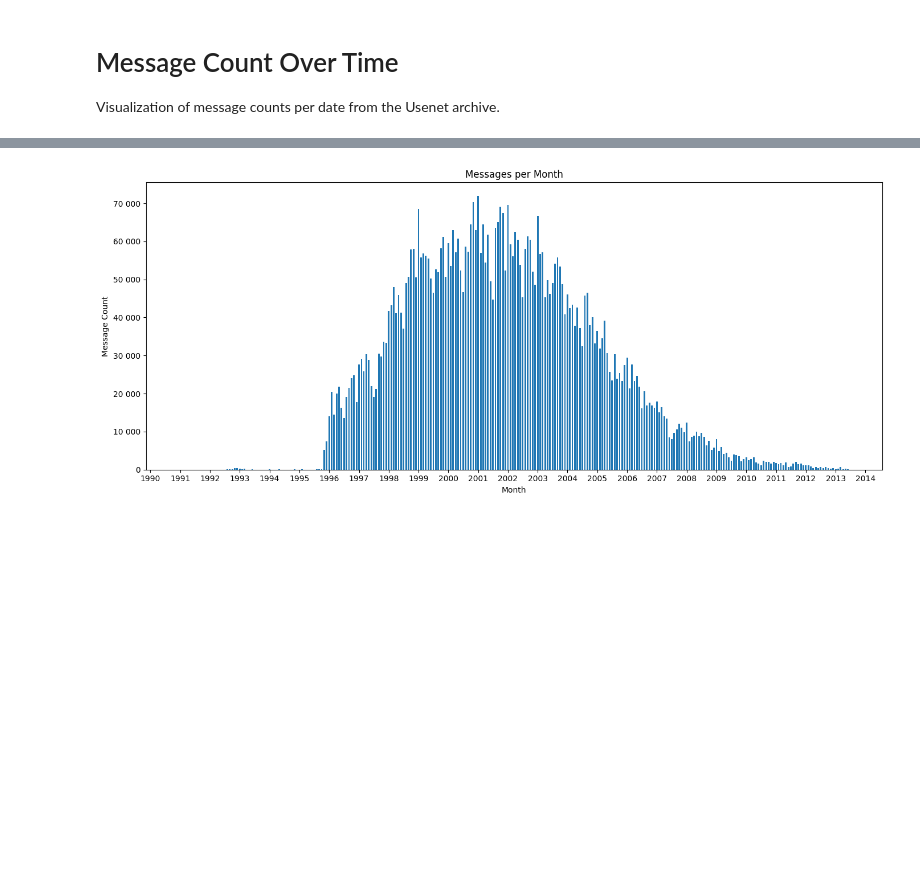
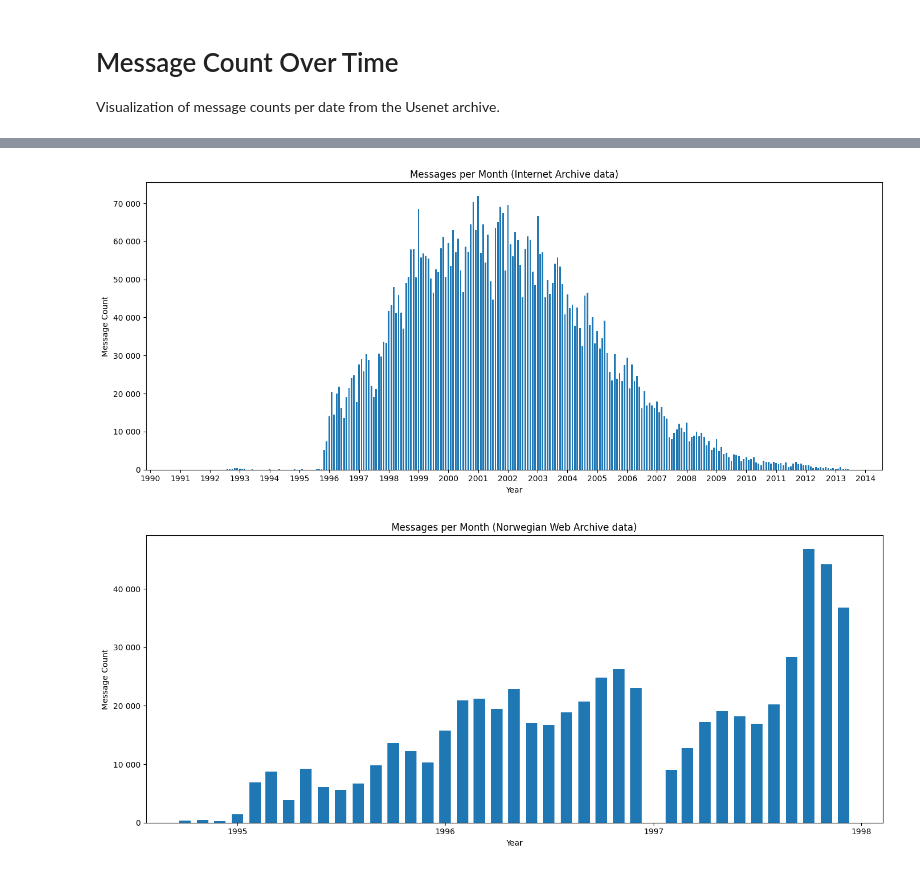
Before and after one commit to NationalLibraryOfNorway/norwegian_usenet, a Jupyter notebook: notebooks/date_count.ipynb, the cells around one changed output, grey strips where cells are left out. Drawn from its saved outputs; the diff is of its cells as text; code cells hidden in the pictures; blank space fills up the shorter version.

```diff
--- a/notebooks/date_count.ipynb
+++ b/notebooks/date_count.ipynb
@@ -8,12 +8,16 @@ import matplotlib.pyplot as plt
 import matplotlib.dates as mdates
 from matplotlib.ticker import FuncFormatter
 # %%
-df = pd.read_csv("../data/date_count.csv")
-num_messages_with_unknown_date = df[df.date == "unknown"]["count"].item()
-print(f"Number of messages with unknown date: {num_messages_with_unknown_date}")
+def load_date_counts(path):
+    df = pd.read_csv(path)
+    num_unknown = df[df.date == "unknown"]["count"].item()
+    print(f"Number of messages with unknown date in {path}: {num_unknown}")
+    df = df[df["date"] != "unknown"]
+    df["date"] = pd.to_datetime(df["date"])
+    return df.sort_values("date")
 
-df = df[df["date"] != "unknown"]
-df["date"] = pd.to_datetime(df["date"])
-df = df.sort_values("date")
-df.head()
+
+df_ia = load_date_counts("../data/date_count_ia.csv")
+df_nwa = load_date_counts("../data/date_count_nwa.csv")
+df_ia.head()
 # %% [output]
@@ -39,22 +46,28 @@ plt.show()
 # %%
 # Monthly aggregation
-df["month"] = df["date"].dt.to_period("M")
-monthly = df.groupby("month")["count"].sum().reset_index()
-monthly["month"] = monthly["month"].dt.to_timestamp()
+def plot_per_month(df: pd.DataFrame, name: str):
+    df["month"] = df["date"].dt.to_period("M")
+    monthly = df.groupby("month")["count"].sum().reset_index()
+    monthly["month"] = monthly["month"].dt.to_timestamp()
 
-fig, ax = plt.subplots(figsize=(14, 6))
-ax.bar(monthly["month"], monthly["count"], width=20)
-ax.xaxis.set_major_locator(mdates.YearLocator())
-ax.xaxis.set_major_formatter(mdates.DateFormatter("%Y"))
-ax.yaxis.set_major_formatter(
-    FuncFormatter(lambda value, _: f"{value:,.0f}".replace(",", " "))
-)
-ax.set_xlabel("Month")
-ax.set_ylabel("Message Count")
-ax.set_title("Messages per Month")
-plt.tight_layout()
-plt.show()
+    fig, ax = plt.subplots(figsize=(14, 6))
+    ax.bar(monthly["month"], monthly["count"], width=20)
+    ax.xaxis.set_major_locator(mdates.YearLocator())
+    ax.xaxis.set_major_formatter(mdates.DateFormatter("%Y"))
+    ax.yaxis.set_major_formatter(
+        FuncFormatter(lambda value, _: f"{value:,.0f}".replace(",", " "))
+    )
+    ax.set_xlabel("Year")
+    ax.set_ylabel("Message Count")
+    ax.set_title(f"Messages per Month ({name})")
+    plt.tight_layout()
+    plt.show()
+
+
+plot_per_month(df_ia, "Internet Archive data")
+plot_per_month(df_nwa, "Norwegian Web Archive data")
 # %% [output]
-[figure, old version]
+[figure, new version]
+[figure, added]
 # %%
 # Yearly aggregation
```
Also changed, not shown: parts of 3 cells of this notebook, 28 other files.
